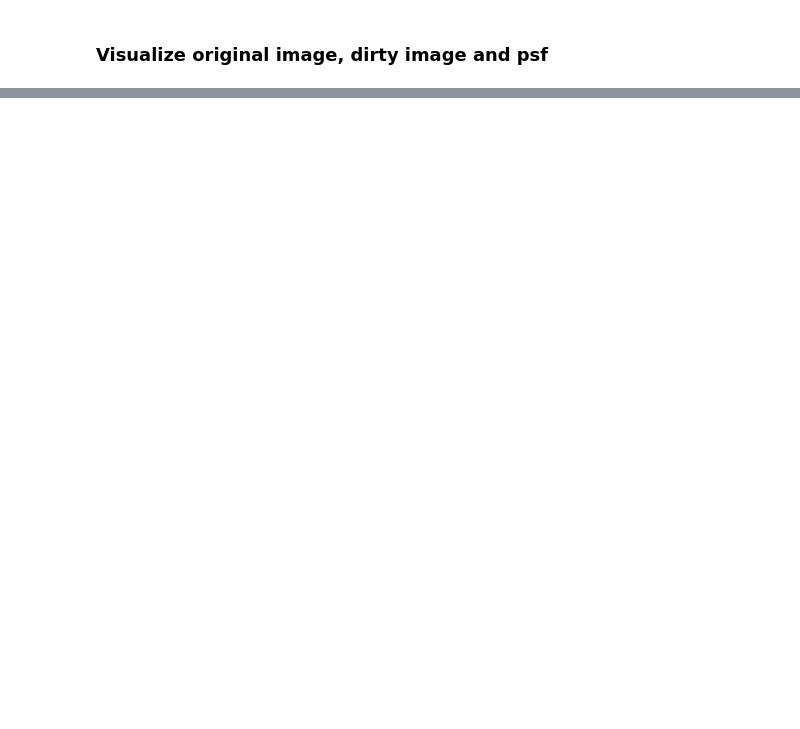
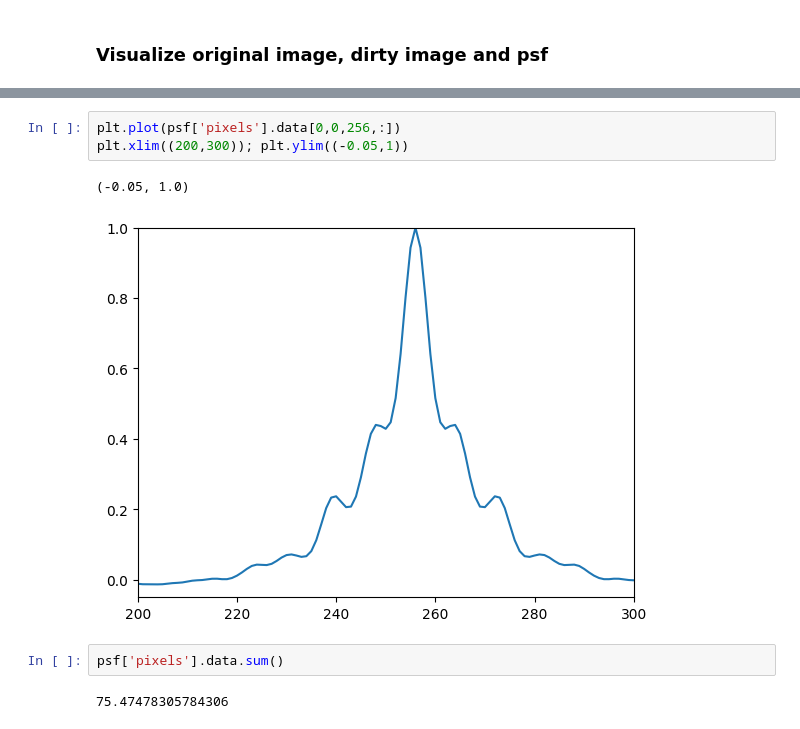
Before and after one commit to simon-prunet/radio-imaging, a Jupyter notebook: dirty.ipynb, the cells around one changed output, grey strips where cells are left out. Drawn from its saved outputs; the diff is of its cells as text; blank space fills up the shorter version.

```diff
--- a/dirty.ipynb
+++ b/dirty.ipynb
@@ -35,0 +101,10 @@ show_image(psf)
+# %%
+plt.plot(psf['pixels'].data[0,0,256,:])
+plt.xlim((200,300)); plt.ylim((-0.05,1))
+# %% [output]
+(-0.05, 1.0)
+[figure, added]
+# %%
+psf['pixels'].data.sum()
+# %% [output]
+75.47478305784306
```
Also changed, not shown: parts of 8 cells of this notebook.
